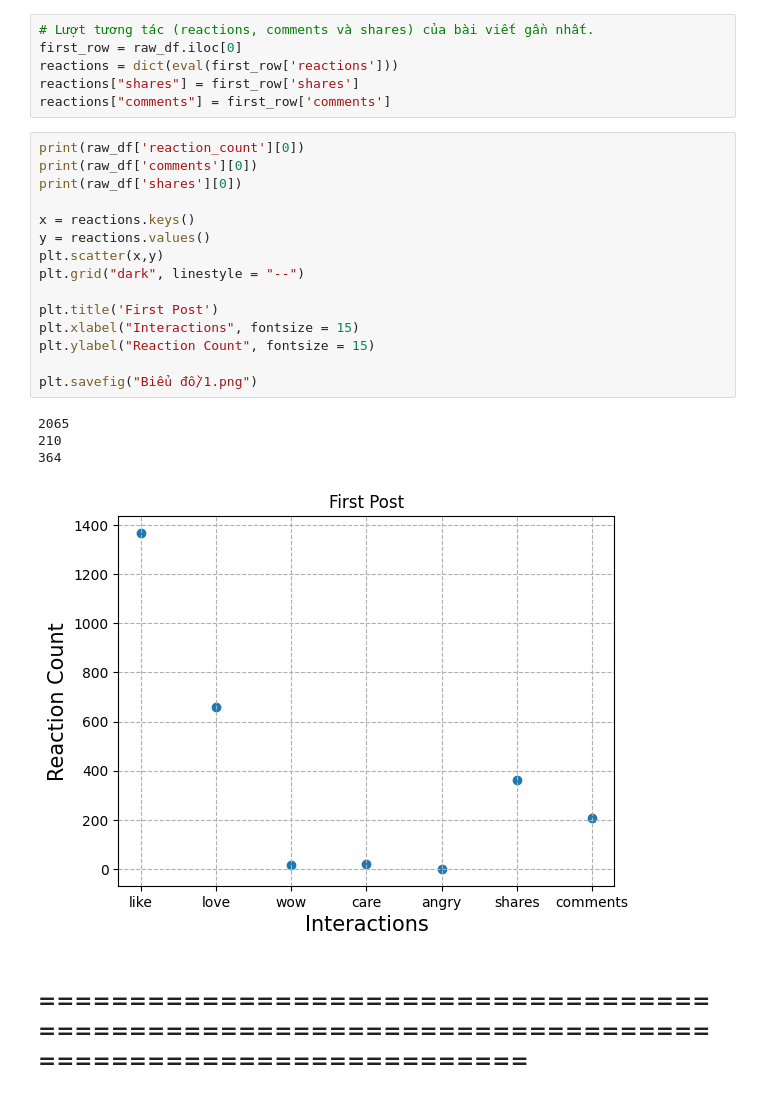
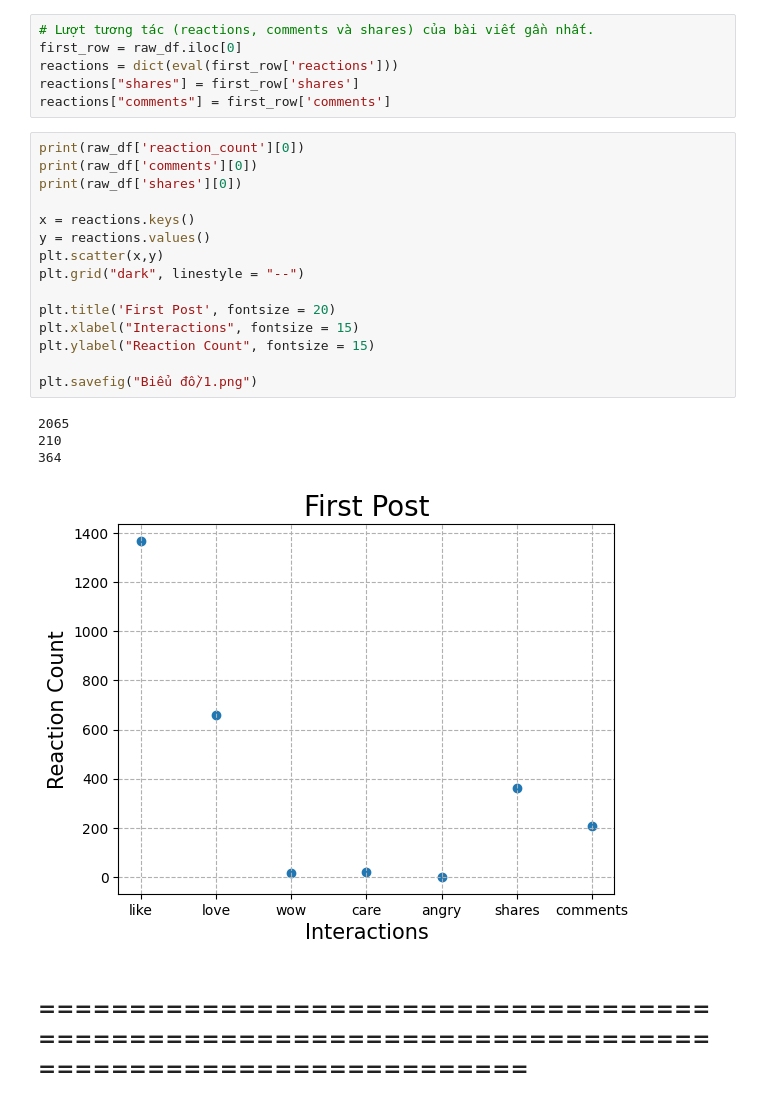
Before and after one commit to MinHius/Final_Python, a Jupyter notebook: 3. Phân tích tương tác.ipynb, the cells around one changed output. Cells and saved outputs as stored; diff of their text form.

```diff
--- a/3. Phân tích tương tác.ipynb
+++ b/3. Phân tích tương tác.ipynb
@@ -70,23 +70,23 @@ reactions["comments"] = first_row['comments']
 # %%
 print(raw_df['reaction_count'][0])
 print(raw_df['comments'][0])
 print(raw_df['shares'][0])
 
 x = reactions.keys()
 y = reactions.values()
 plt.scatter(x,y)
 plt.grid("dark", linestyle = "--")
 
-plt.title('First Post')
+plt.title('First Post', fontsize = 20)
 plt.xlabel("Interactions", fontsize = 15)
 plt.ylabel("Reaction Count", fontsize = 15)
 
 plt.savefig("Biểu đồ/1.png")
 # %% [output]
 2065
 210
 364
-[figure, old version]
+[figure, new version]
 # %% [markdown]
 ## =====================================================================================================
 # %% [markdown]
```
Also changed, not shown: parts of 5 cells of this notebook.
